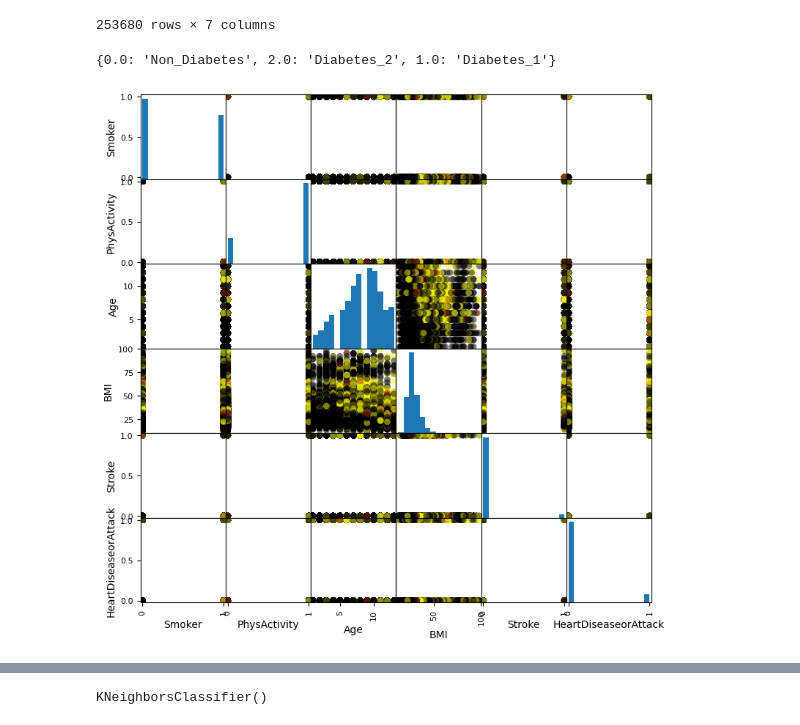
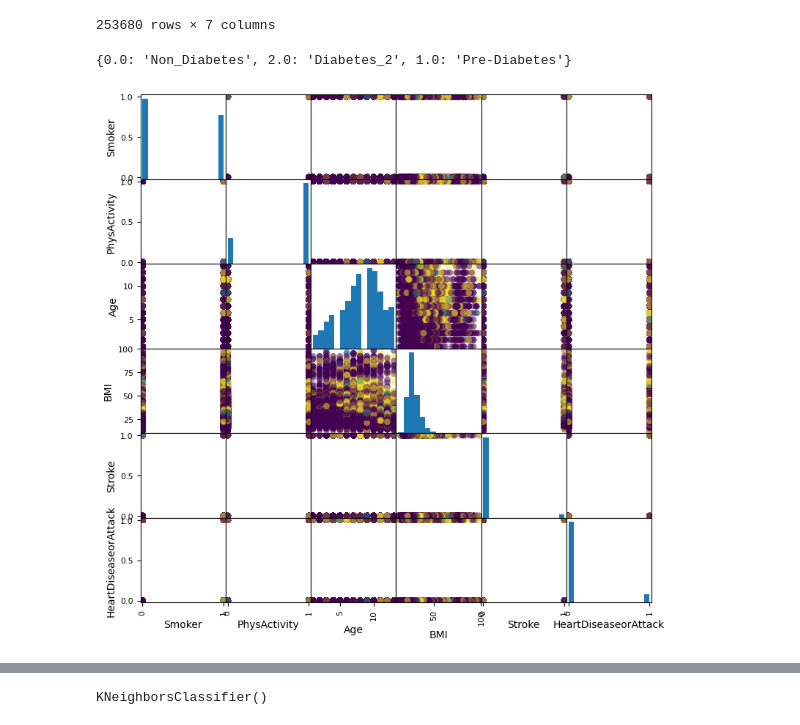
Before and after one commit to n-hundenborn/diabetes-forecasting, a Jupyter notebook: model_training.ipynb, the cells around one changed output, grey strips where cells are left out. Drawn from its saved outputs; the diff is of its cells as text; code cells hidden in the pictures.

```diff
--- a/model_training.ipynb
+++ b/model_training.ipynb
@@ -39,17 +44,24 @@ index_df
 | 253679 | 2.0 | 0.0 | 1.0 | 9.0 | 25.0 | 0.0 | 1.0 |
 253680 rows × 7 columns
 # %%
-index_df = df['Diabetes_012'].map({0.0:'Non_Diabetes', 1.0:'Diabetes_1', 2.0:'Diabetes_2'})
+index_df = df['Diabetes_012'].map({0.0:'Non_Diabetes', 1.0:'Pre-Diabetes', 2.0:'Diabetes_2'})
+#df['Diabetes_012'] = df['Diabetes_012'].str.replace('1.0', '2.0')
 lookup_diabetes_012 = dict(zip(df.Diabetes_012.unique(), index_df.unique()))
 lookup_diabetes_012
 # %% [output]
-{0.0: 'Non_Diabetes', 2.0: 'Diabetes_2', 1.0: 'Diabetes_1'}
+{0.0: 'Non_Diabetes', 2.0: 'Diabetes_2', 1.0: 'Pre-Diabetes'}
 # %%
+# plotting a scatter matrix
+
+
 X = df[['Smoker', 'PhysActivity', 'Age', 'BMI', 'Stroke', 'HeartDiseaseorAttack']]
 y = df['Diabetes_012']
 X_train, X_test, y_train, y_test = train_test_split(X, y, random_state=0)
 
-cmap = cm.get_cmap('gnuplot')
-scatter = pd.plotting.scatter_matrix(X_train, c= y_train, marker = 'o', s=40, hist_kwds={'bins':15}, figsize=(9,9), cmap=cmap)
+#cmap = cm.get_cmap('gnuplot')
+scatter = pd.plotting.scatter_matrix(X_train, c= y_train, marker = 'o', s=40, hist_kwds={'bins':15}, figsize=(9,9), cmap='viridis')
+
+plt.show()
+#plt.colorbar(figure)
 # %% [output]
-[figure, old version]
+[figure, new version]
```
Also changed, not shown: parts of 94 cells of this notebook.
